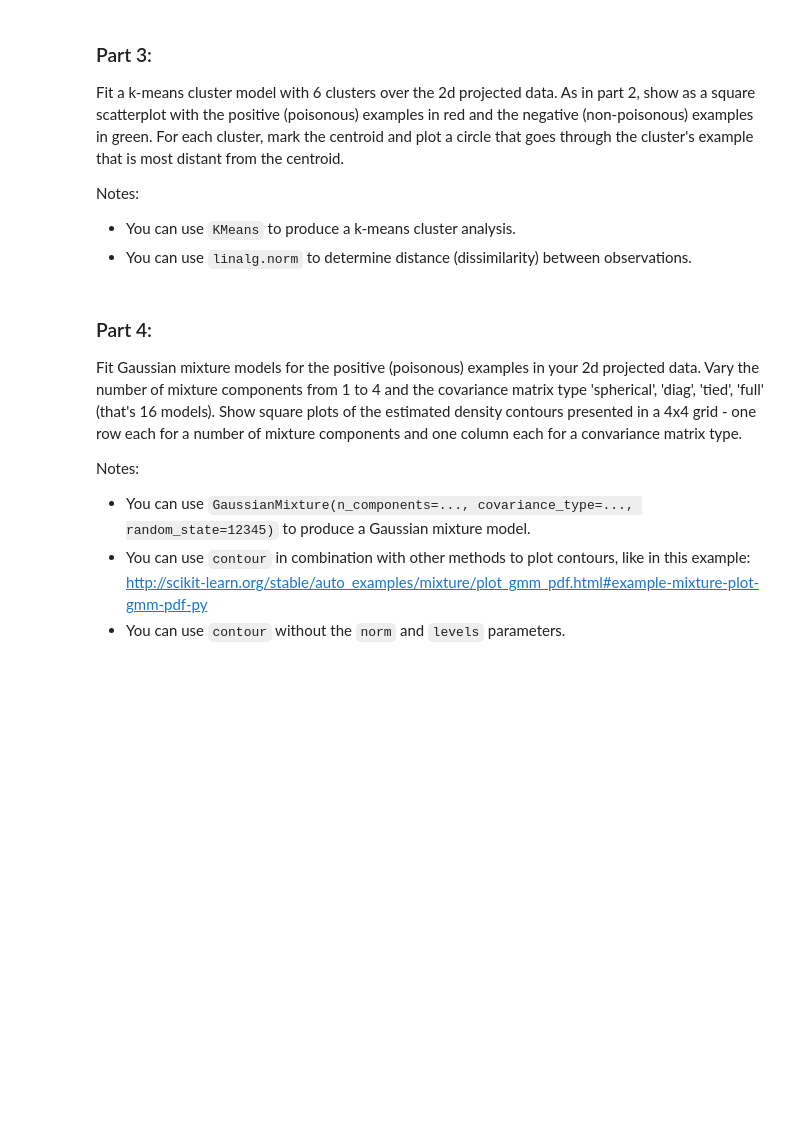
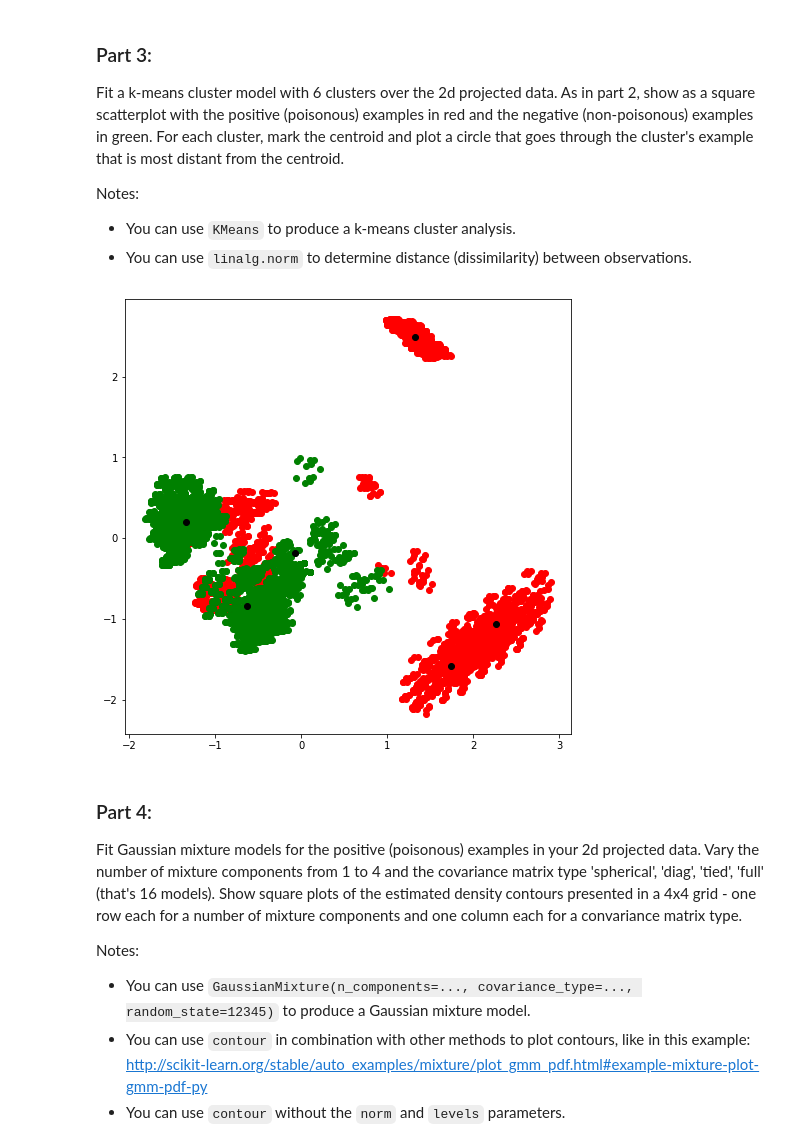
Before and after one commit to jorgeah92/ucb-w207-applied-ml, a Jupyter notebook: projects/jorge_hernandez_p3.ipynb, the cells around one changed output. Drawn from its saved outputs; the diff is of its cells as text; code cells hidden in the pictures; blank space fills up the shorter version.

```diff
--- a/projects/jorge_hernandez_p3.ipynb
+++ b/projects/jorge_hernandez_p3.ipynb
@@ -134,3 +152,29 @@ Notes:
+# %%
+# def P3():
+
+### STUDENT START ###
+pca_2 = PCA(n_components=2)
+pca_2.fit(train_data)
+feature_2d = pca_2.transform(train_data)
+
+km = KMeans(n_clusters=6, init="k-means++")
+km.fit(feature_2d)
+centers = km.cluster_centers_
+
+label_0 = np.where(train_labels == 0)
+label_1 = np.where(train_labels == 1)
+
+plt.figure(figsize=(8, 8))
+plt.scatter(feature_2d[:, 0][label_1], feature_2d[:, 1][label_1], c='r')
+plt.scatter(feature_2d[:, 0][label_0], feature_2d[:, 1][label_0], c='g')
+plt.scatter(centers[:, 0], centers[:, 1], c="black")
+
+plt.show()
+### STUDENT END ###
+
+# P3()
+# %% [output]
+[figure, added]
 # %% [markdown]
 ### Part 4:
 
```
Also changed, not shown: parts of 6 cells of this notebook, 1 other file.
